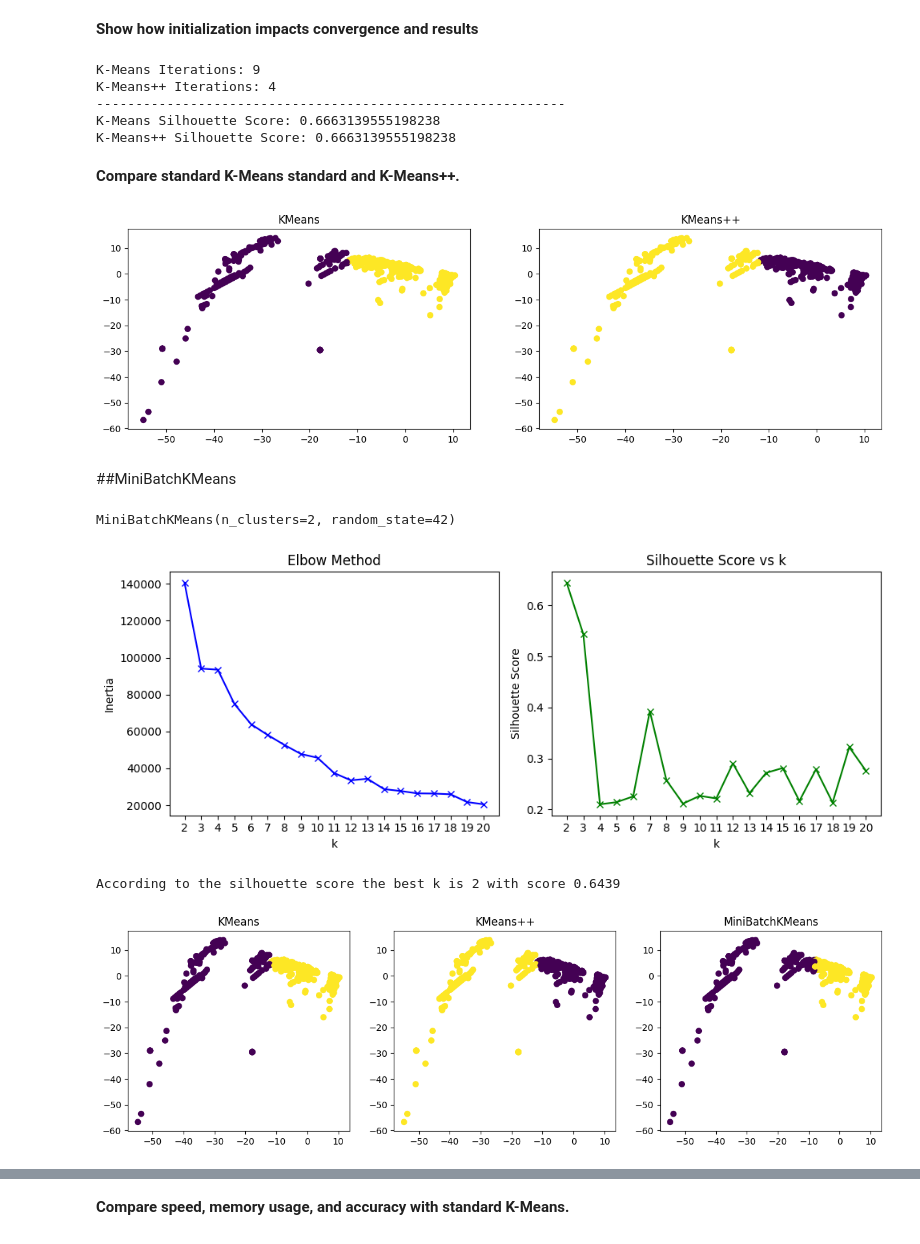
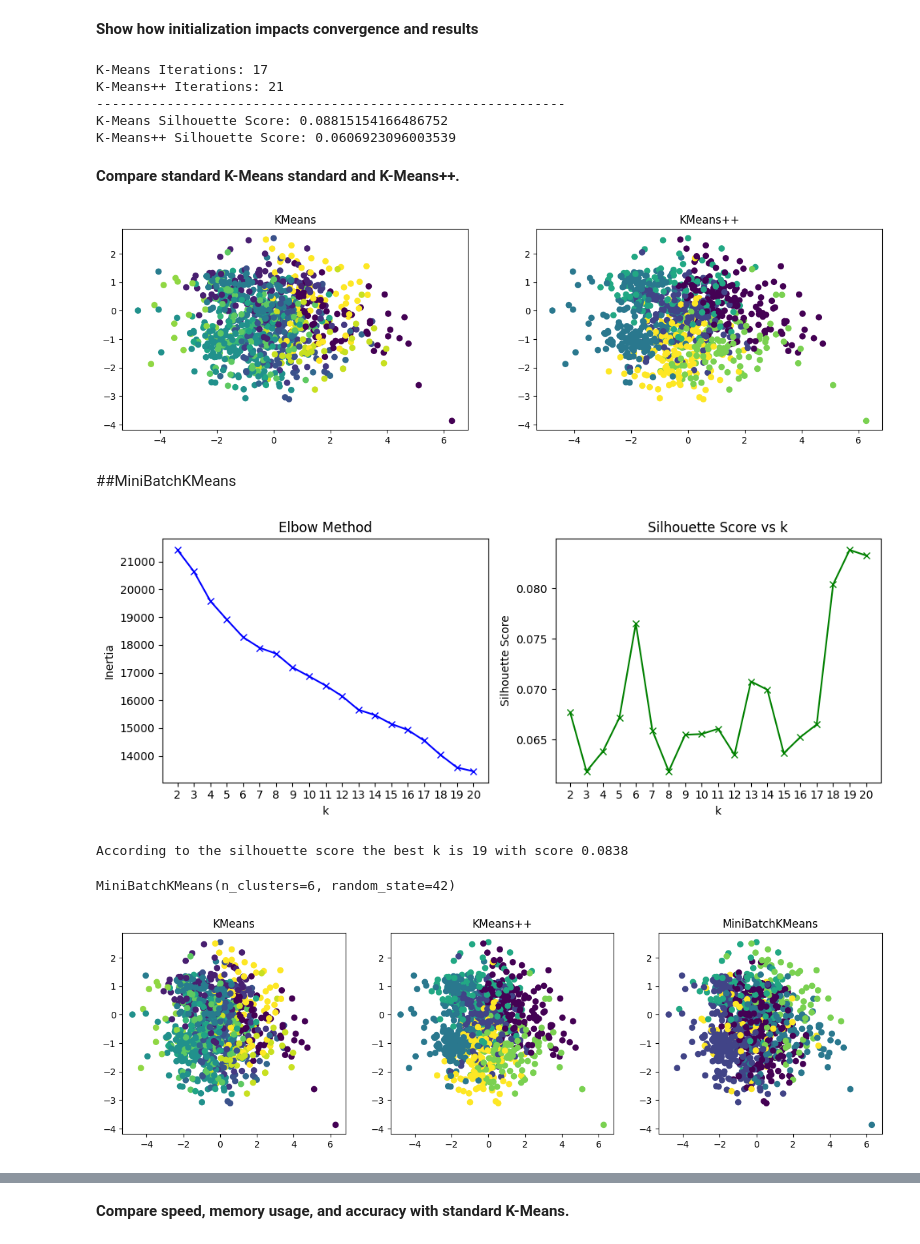
Before and after one commit to Naseem-Ananzeh/Ml2_Final_Project, a Jupyter notebook: Final_Project_ML2_Credit_Card.ipynb, the cells around one changed output, grey strips where cells are left out. Cells and saved outputs as stored; diff of their text form; code cells hidden in the pictures.

```diff
--- a/Final_Project_ML2_Credit_Card.ipynb
+++ b/Final_Project_ML2_Credit_Card.ipynb
@@ -384,15 +320,15 @@ According to the silhouette score the best k is 2 with score 0.6663
 # %% [markdown]
 **Visualizing Silhouette Scores for K-Means Clustering**
 # %%
-ks = [2, 3, 4, 5]
+ks = [4,5 , 6, 7]
 
 colors = ['skyblue', 'salmon', 'limegreen', 'orange', 'purple', 'gold', 'teal']
 
 plt.figure(figsize=(12, 10))
 
 for id, k in enumerate(ks, 1):
-    labels   = KMeans(n_clusters=k, init = 'random', random_state=42).fit_predict(x_pca_reduced)
-    sil_vals = silhouette_samples(x_pca_reduced, labels)
+    labels   = KMeans(n_clusters=k, init = 'random', random_state=42).fit_predict(x_pca_reduced_sample)
+    sil_vals = silhouette_samples(x_pca_reduced_sample, labels)
 
     plt.subplot(2, 2, id)
     y_lower = 10
@@ -420,3 +401,3 @@ plt.show()
 # %%
-kmeans_p = KMeans(n_clusters=2,init="k-means++" , random_state=42).fit(x_pca_reduced)
-clusters1 = kmeans_p.fit_predict(x_pca_reduced)
+kmeans_p = KMeans(n_clusters=6,init="k-means++" , random_state=42).fit(x_pca_reduced_sample)
+clusters1 = kmeans_p.fit_predict(x_pca_reduced_sample)
@@ -471,33 +410,29 @@ print("K-Means++ Iterations:", kmeans_p.n_iter_)
 print("------------------------------------------------------------")
 
 #2
-print("K-Means Silhouette Score:", silhouette_score(x_pca_reduced, kmeans_standerd.labels_))
-print("K-Means++ Silhouette Score:", silhouette_score(x_pca_reduced, kmeans_p.labels_))
+print("K-Means Silhouette Score:", silhouette_score(x_pca_reduced_sample, kmeans_standerd.labels_))
+print("K-Means++ Silhouette Score:", silhouette_score(x_pca_reduced_sample, kmeans_p.labels_))
 # %% [output]
-K-Means Iterations: 9
-K-Means++ Iterations: 4
+K-Means Iterations: 17
+K-Means++ Iterations: 21
 ------------------------------------------------------------
-K-Means Silhouette Score: 0.6663139555198238
-K-Means++ Silhouette Score: 0.6663139555198238
+K-Means Silhouette Score: 0.08815154166486752
+K-Means++ Silhouette Score: 0.0606923096003539
 # %% [markdown]
 **Compare standard K-Means standard and K-Means++.**
 # %%
 fig, axs = plt.subplots(1, 2, figsize=(15, 4))
-axs[0].scatter(x_pca_reduced[:, 0], x_pca_reduced[:, 1], c=kmeans_standerd.labels_)
+axs[0].scatter(x_pca_reduced_sample[:, 0], x_pca_reduced_sample[:, 1], c=kmeans_standerd.labels_)
 axs[0].set_title("KMeans")
-axs[1].scatter(x_pca_reduced[:, 0], x_pca_reduced[:, 1], c=kmeans_p.labels_)
+axs[1].scatter(x_pca_reduced_sample[:, 0], x_pca_reduced_sample[:, 1], c=kmeans_p.labels_)
 axs[1].set_title("KMeans++")
 plt.show()
 # %% [output]
-[figure, old version]
+[figure, new version]
 # %% [markdown]
 ##MiniBatchKMeans
 # %%
 from sklearn.cluster import MiniBatchKMeans
-minikmeans=MiniBatchKMeans(n_clusters=2, random_state=42)
-minikmeans.fit(x_pca_reduced)
-# %% [output]
-MiniBatchKMeans(n_clusters=2, random_state=42)
 # %%
 from sklearn.metrics import silhouette_score
 from sklearn.metrics import silhouette_samples
@@ -510,10 +445,10 @@ K = range(2, 21)
 
 for k in K:
     minikeans = MiniBatchKMeans(n_clusters=k, random_state=42)
-    minikeans.fit(x_pca_reduced)
+    minikeans.fit(x_pca_reduced_sample)
     kmeans_per_k[k] = minikeans
     inertias.append(minikeans.inertia_)
-    score = silhouette_score(x_pca_reduced, minikeans.labels_)
+    score = silhouette_score(x_pca_reduced_sample, minikeans.labels_)
     silhouette_scores.append(score)
 
 # Elbow plot
@@ -541,17 +476,22 @@ best_silhouette_score = silhouette_scores[best_k_index]
 
 print(f'According to the silhouette score the best k is {best_k_value} with score {best_silhouette_score:.4f}')
 # %% [output]
-[figure, old version]
+[figure, new version]
-According to the silhouette score the best k is 2 with score 0.6439
+According to the silhouette score the best k is 19 with score 0.0838
+# %%
+minikmeans=MiniBatchKMeans(n_clusters=6, random_state=42)
+minikmeans.fit(x_pca_reduced_sample)
+# %% [output]
+MiniBatchKMeans(n_clusters=6, random_state=42)
 # %%
 fig, axs = plt.subplots(1, 3, figsize=(15, 4))
-axs[0].scatter(x_pca_reduced[:, 0], x_pca_reduced[:, 1], c=kmeans_standerd.labels_)
+axs[0].scatter(x_pca_reduced_sample[:, 0], x_pca_reduced_sample[:, 1], c=kmeans_standerd.labels_)
 axs[0].set_title("KMeans")
-axs[1].scatter(x_pca_reduced[:, 0], x_pca_reduced[:, 1], c=kmeans_p.labels_)
+axs[1].scatter(x_pca_reduced_sample[:, 0], x_pca_reduced_sample[:, 1], c=kmeans_p.labels_)
 axs[1].set_title("KMeans++")
-axs[2].scatter(x_pca_reduced[:, 0], x_pca_reduced[:, 1], c=minikmeans.labels_)
+axs[2].scatter(x_pca_reduced_sample[:, 0], x_pca_reduced_sample[:, 1], c=minikmeans.labels_)
 axs[2].set_title("MiniBatchKMeans")
 plt.show()
 # %% [output]
-[figure, old version]
+[figure, new version]
 # %%
```
Also changed, not shown: parts of 61 cells of this notebook.
